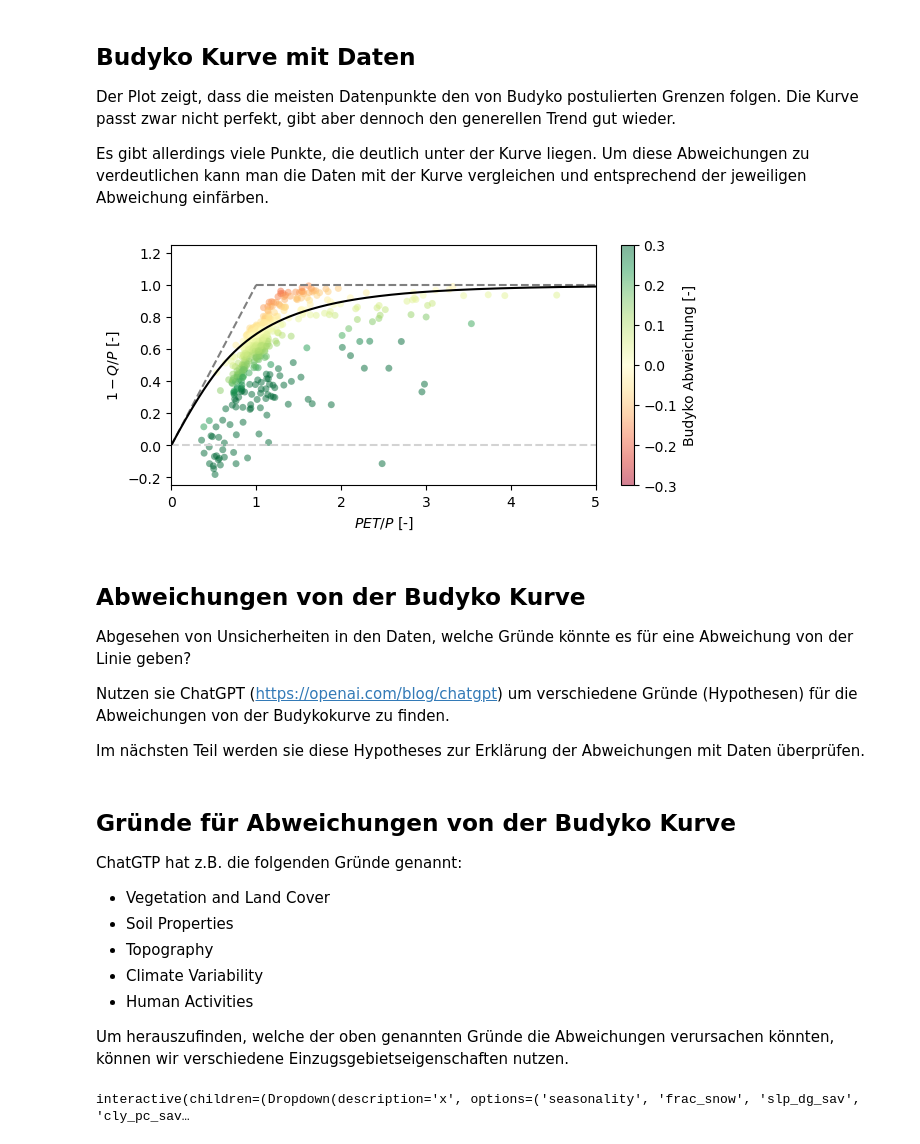
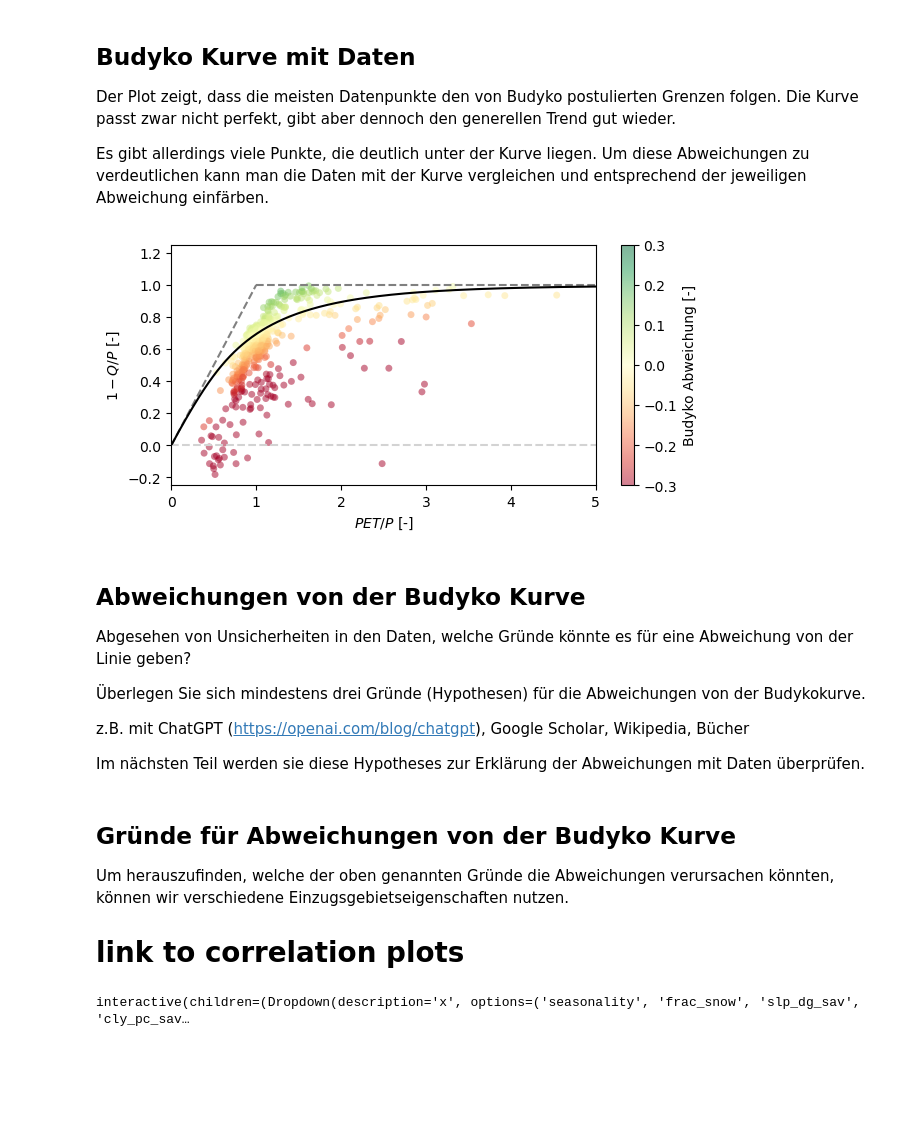
Before and after one commit to SebastianGnann/Budyko_Lehre, a Jupyter notebook: Budyko.ipynb, the cells around one changed output. Drawn from its saved outputs; the diff is of its cells as text; code cells hidden in the pictures; blank space fills up the shorter version.

```diff
--- a/Budyko.ipynb
+++ b/Budyko.ipynb
@@ -180,53 +178,50 @@ Es gibt allerdings viele Punkte, die deutlich unter der Kurve liegen. Um diese A
 # %%
 def plot_Budyko_anomaly(*args):
 
     #todo: add dict for z name and unit
     fig = plt.figure(figsize=(6, 3), constrained_layout=True)
     axes = plt.axes()
     x_name = "aridity_netrad"
     y_name = "runoff_ratio"
     z_name = "Budyko_anomaly"
     im = axes.scatter(df[x_name], 1-df[y_name], s=25, c=df[z_name], alpha=0.5, lw=0, cmap='RdYlGn')
     axes.set_xlabel("$PET/P$ [-]")
     axes.set_ylabel("$1 - Q/P$ [-]")
     axes.set_xlim([0, 5])
     axes.set_ylim([-0.25, 1.25])
     helper_fcts.plot_Budyko_limits(df[x_name], df[y_name], axes)
     #axes.set_xscale('log')
     cbar = fig.colorbar(im, ax=axes)
     cbar.set_label("Budyko Abweichung [-]")
     cbar.mappable.set_clim(vmin=-0.3,vmax=0.3)
 
     # plot Budyko curve
     helper_fcts.plot_Budyko_curve(np.linspace(0.01,10,1000), axes)
 
 # calculate anomalies
 df["evaporative_fraction"] = helper_fcts.Budyko_curve(df["aridity_netrad"])
-df["Budyko_anomaly"] = df["evaporative_fraction"] - (1 - df["runoff_ratio"])
+df["Budyko_anomaly"] = (1 - df["runoff_ratio"]) - df["evaporative_fraction"]
 
 plot_Budyko_anomaly()
 
 %matplotlib inline
 # %% [output]
-[figure, old version]
+[figure, new version]
 # %% [markdown]
 ## Abweichungen von der Budyko Kurve
 Abgesehen von Unsicherheiten in den Daten, welche Gründe könnte es für eine Abweichung von der Linie geben?
 
-Nutzen sie ChatGPT (https://openai.com/blog/chatgpt) um verschiedene Gründe (Hypothesen) für die Abweichungen von der Budykokurve zu finden.
+Überlegen Sie sich mindestens drei Gründe (Hypothesen) für die Abweichungen von der Budykokurve.
+
+z.B. mit ChatGPT (https://openai.com/blog/chatgpt), Google Scholar, Wikipedia, Bücher
 
 Im nächsten Teil werden sie diese Hypotheses zur Erklärung der Abweichungen mit Daten überprüfen.
 # %% [markdown]
 ## Gründe für Abweichungen von der Budyko Kurve
 
-ChatGTP hat z.B. die folgenden Gründe genannt:
-- Vegetation and Land Cover
-- Soil Properties
-- Topography
-- Climate Variability
-- Human Activities
+Um herauszufinden, welche der oben genannten Gründe die Abweichungen verursachen könnten, können wir verschiedene Einzugsgebietseigenschaften nutzen.
 
-Um herauszufinden, welche der oben genannten Gründe die Abweichungen verursachen könnten, können wir verschiedene Einzugsgebietseigenschaften nutzen.
+# link to correlation plots
 # %%
 def plot_Budyko_attributes(x):
 
```
Also changed, not shown: parts of 4 cells of this notebook.
